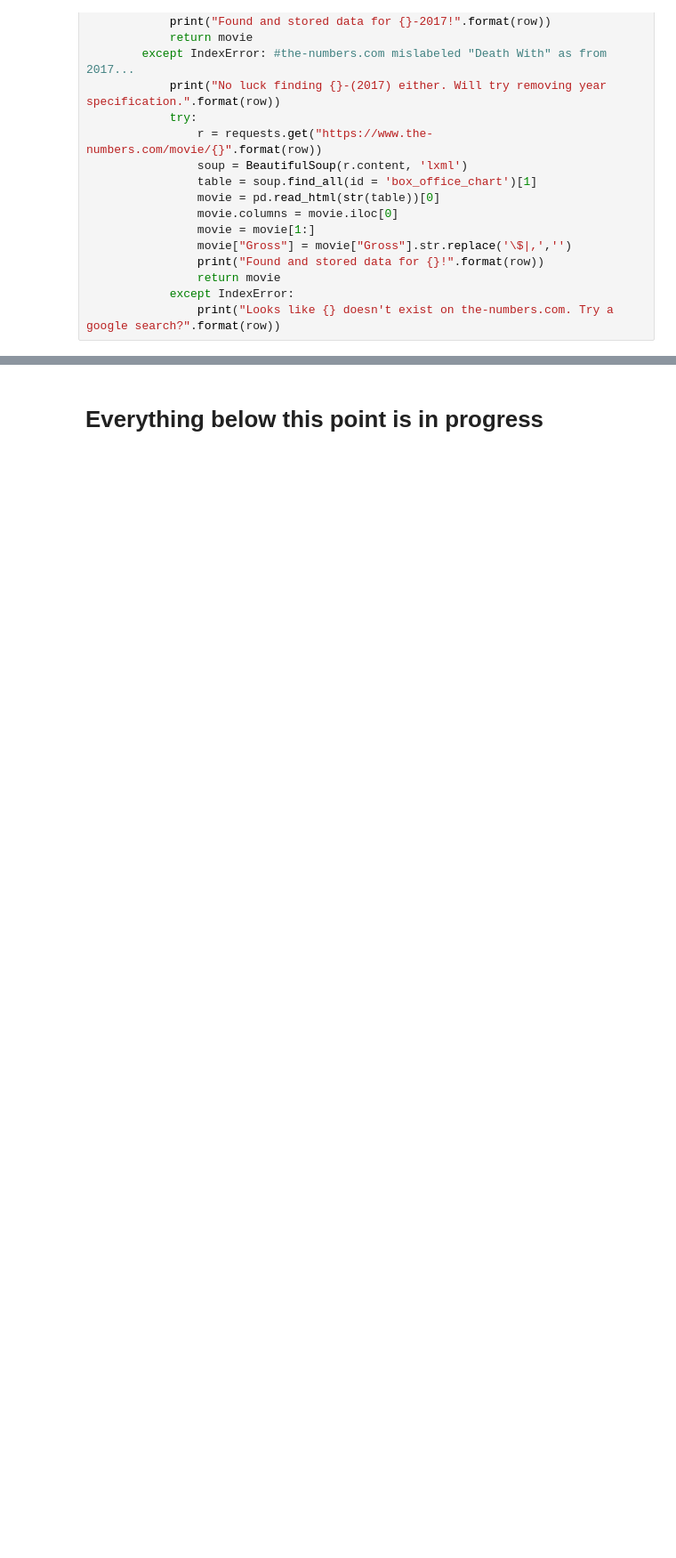
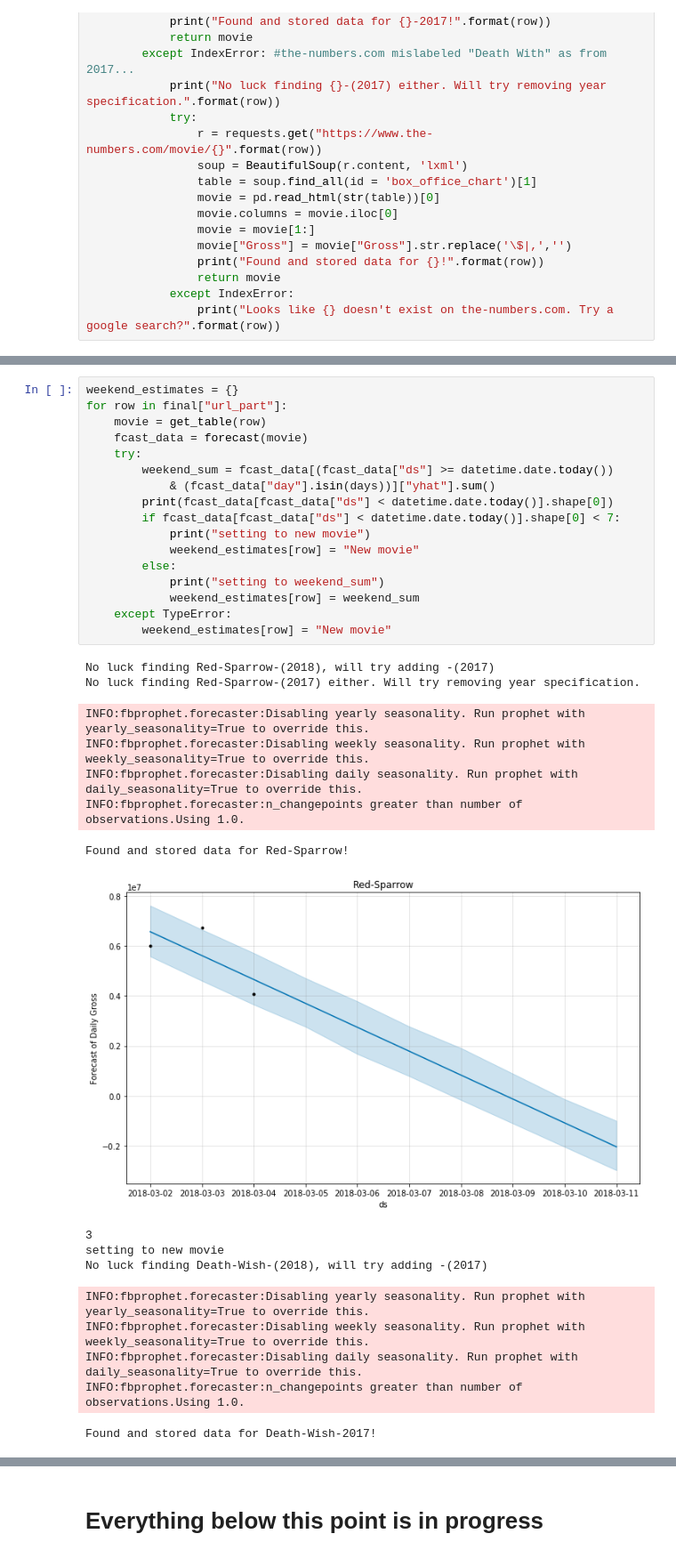
Before and after one commit to eBatson/datascience, a Jupyter notebook: FML/fml_forecast.ipynb, the cells around one changed output, grey strips where cells are left out. Shown at 89% size. Drawn from its saved outputs; the diff is of its cells as text; blank space fills up the shorter version.

Commit message:
Merged with orig. data

```diff
--- a/FML/fml_forecast.ipynb
+++ b/FML/fml_forecast.ipynb
@@ -201,0 +191,34 @@ Found and stored data for Red-Sparrow!
+# %%
+weekend_estimates = {}
+for row in final["url_part"]:
+    movie = get_table(row)
+    fcast_data = forecast(movie)
+    try:
+        weekend_sum = fcast_data[(fcast_data["ds"] >= datetime.date.today())
+            & (fcast_data["day"].isin(days))]["yhat"].sum()
+        print(fcast_data[fcast_data["ds"] < datetime.date.today()].shape[0])
+        if fcast_data[fcast_data["ds"] < datetime.date.today()].shape[0] < 7:
+            print("setting to new movie")
+            weekend_estimates[row] = "New movie"
+        else:
+            print("setting to weekend_sum")
+            weekend_estimates[row] = weekend_sum
+    except TypeError:
+        weekend_estimates[row] = "New movie"
+# %% [output]
+No luck finding Red-Sparrow-(2018), will try adding -(2017)
+No luck finding Red-Sparrow-(2017) either. Will try removing year specification.
+INFO:fbprophet.forecaster:Disabling yearly seasonality. Run prophet with yearly_seasonality=True to override this.
+INFO:fbprophet.forecaster:Disabling weekly seasonality. Run prophet with weekly_seasonality=True to override this.
+INFO:fbprophet.forecaster:Disabling daily seasonality. Run prophet with daily_seasonality=True to override this.
+INFO:fbprophet.forecaster:n_changepoints greater than number of observations.Using 1.0.
+Found and stored data for Red-Sparrow!
+[figure, added]
+3
+setting to new movie
+No luck finding Death-Wish-(2018), will try adding -(2017)
+INFO:fbprophet.forecaster:Disabling yearly seasonality. Run prophet with yearly_seasonality=True to override this.
+INFO:fbprophet.forecaster:Disabling weekly seasonality. Run prophet with weekly_seasonality=True to override this.
+INFO:fbprophet.forecaster:Disabling daily seasonality. Run prophet with daily_seasonality=True to override this.
+INFO:fbprophet.forecaster:n_changepoints greater than number of observations.Using 1.0.
+Found and stored data for Death-Wish-2017!
```
Also changed, not shown: parts of 10 cells of this notebook.
